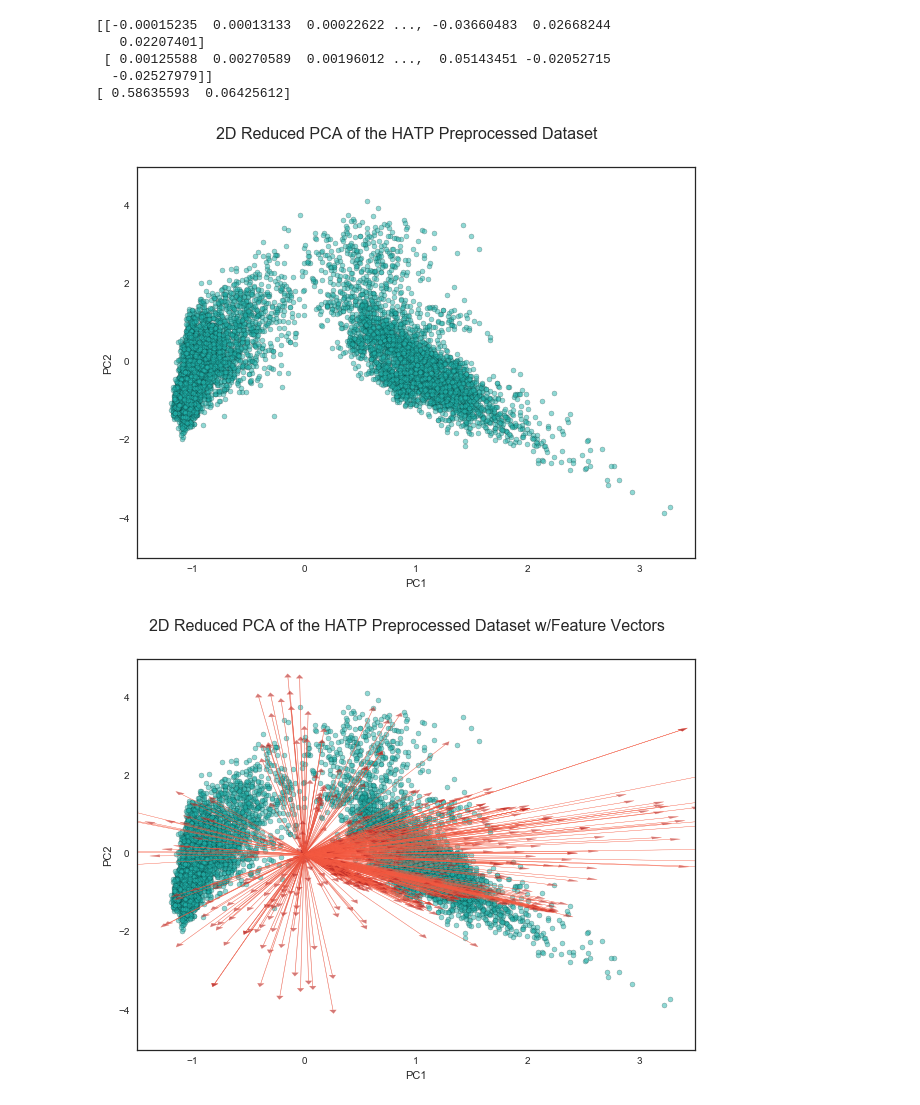
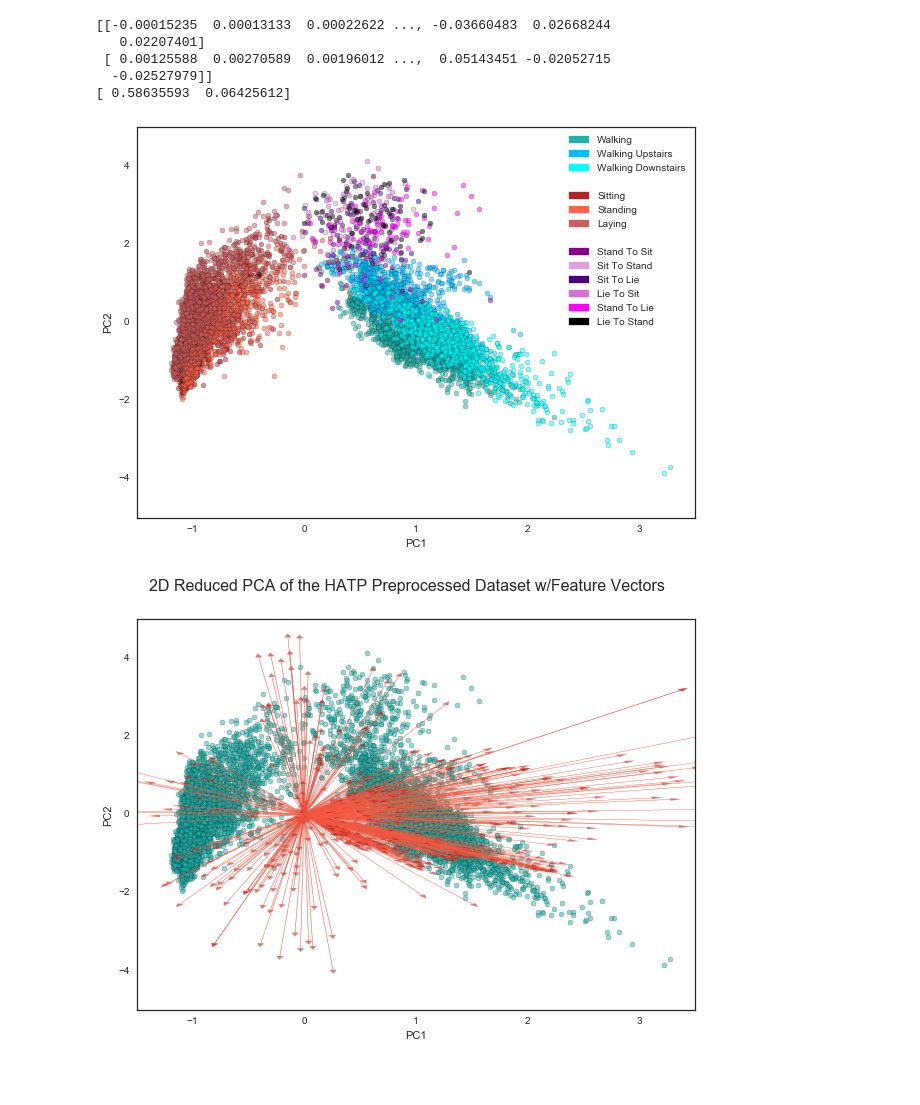
Before and after one commit to todddangerfarr/mlnd-p5-capstone-wearables-activity-tracking, a Jupyter notebook: human-activities-and-postural-transitions.ipynb, the cells around one changed output. Drawn from its saved outputs; the diff is of its cells as text; code cells hidden in the pictures; blank space fills up the shorter version.

```diff
--- a/human-activities-and-postural-transitions.ipynb
+++ b/human-activities-and-postural-transitions.ipynb
@@ -268,17 +273,47 @@ print pca_2.explained_variance_ratio_
  [ 0.00125588  0.00270589  0.00196012 ...,  0.05143451 -0.02052715
   -0.02527979]]
 [ 0.58635593  0.06425612]
-# %%
-# plot 2-dimensional PCA
-sns.set_style('white')
-ax = pd.DataFrame(pca_2.transform(X_train), columns=['PC1', 'PC2']).plot(
-        kind='scatter', x='PC1', y='PC2', figsize=(10, 7), s=25.0,
-        alpha=0.5, color='lightseagreen', ylim=[-5, 5], xlim=[-1.5, 3.5])
-plt.suptitle('2D Reduced PCA of the HATP Preprocessed Dataset', fontsize=16)
-
-plt.show()
-# %% [output]
-[figure, removed]
+# %%
+# import mpatches for legend creation
+import matplotlib.patches as mpatches
+
+# set seaborn styling to white
+sns.set_style('white')
+
+# activites removed numbers and title cased
+cleaned_activities = [re.sub('[^A-Za-z\s]', ' ', x.split()[1]).title() for x in activites]
+
+# Inital plot of Activity 1
+ax = pd.DataFrame(pca_2.transform(X_train[y_train['activity'] == 1]), columns=['PC1', 'PC2']).plot(
+        kind='scatter', x='PC1', y='PC2', figsize=(10, 7), s=25.0,
+        alpha=0.5, color='lightseagreen', ylim=[-5, 5], xlim=[-1.5, 3.5])
+
+# colors
+colors = ['lightseagreen', 'deepskyblue', 'cyan', 'firebrick', 'tomato', 'indianred',
+          'darkmagenta', 'plum', 'indigo', 'orchid', 'fuchsia', 'black']
+
+for i, color in enumerate(colors[1:]):
+    pd.DataFrame(pca_2.transform(X_train[y_train['activity'] == (i + 2)]), columns=['PC1', 'PC2']).plot(
+            kind='scatter', x='PC1', y='PC2', figsize=(10, 7), s=25.0,
+            alpha=0.5, color=color, ylim=[-5, 5], xlim=[-1.5, 3.5], ax=ax)
+
+
+colors_modified = list(colors)
+colors_modified.insert(3, 'white')
+cleaned_activities.insert(3, '')
+colors_modified.insert(7, 'white')
+cleaned_activities.insert(7, '')
+
+mpat_list = []
+for i, color in enumerate(colors_modified):
+    mpat_list.append(mpatches.Patch(color=color, label=cleaned_activities[i]))
+
+plt.suptitle
+plt.legend(handles = mpat_list)
+
+plt.show()
+# %% [output]
+[figure, added]
 # %%
 # plot 2d PCA with Feature vectors
 ax = pd.DataFrame(pca_2.transform(X_train), columns=['PC1', 'PC2']).plot(
```
Also changed, not shown: parts of 59 cells of this notebook, 13 other files.
